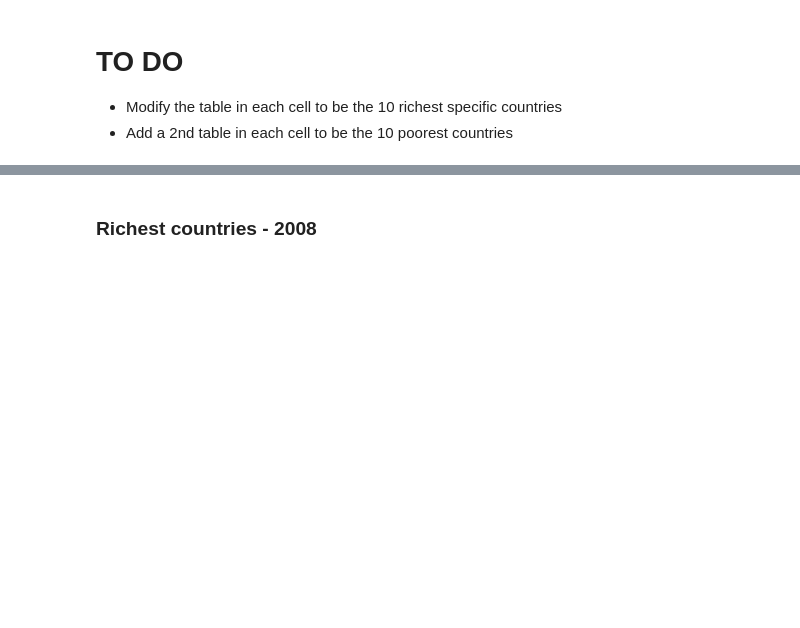
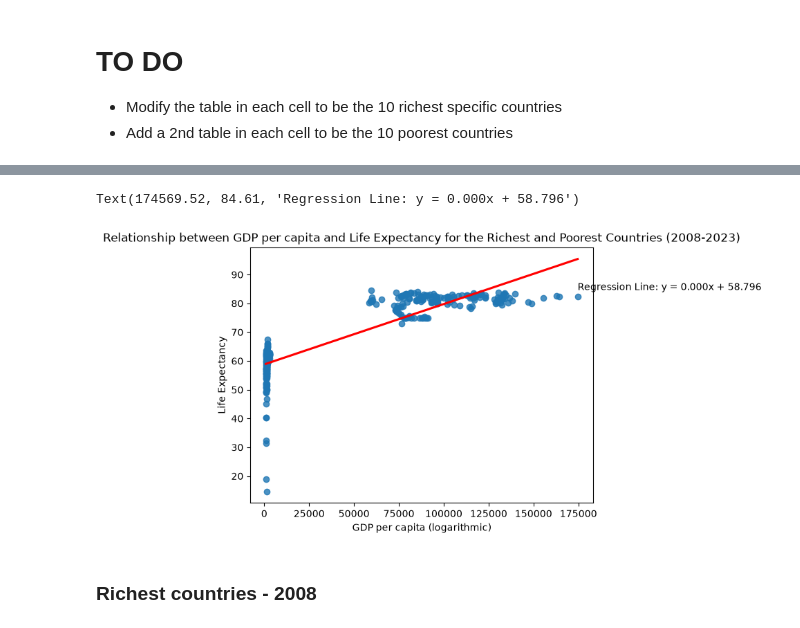
Before and after one commit to KabirS123/MGP, a Jupyter notebook: dataAnalysis.ipynb, the cells around one changed output, grey strips where cells are left out. Cells and saved outputs as stored; diff of their text form; code cells hidden in the pictures; blank space fills up the shorter version.

```diff
--- a/dataAnalysis.ipynb
+++ b/dataAnalysis.ipynb
@@ -43,6 +44,22 @@ display(aggregateStatisticalSummaries)
 |  | Mean | Standard Deviation | Minimum | Lower Quartile | Median | Upper Quartile | Maximum | ... |
 | Life expectancy (years) | 69.393489 | 12.582617 | 14.6655 | 59.764550 | 70.1353 | 81.499125 | 84.61 | ... |
 | GDP per capita (2021 internationa... | 50519.514064 | 52042.791244 | 919.1321 | 1490.492775 | 30746.6534 | 93063.616500 | 174569.52 | ... |
+# %%
+#Regression Chart showing the relationship between GDP per capita (logarithmic) and Life Expectancy for the richest and poorest countries from 2008 to 2023
+
+regressionData = aggregateStatisticalSummaries["Mean"]
+sns.regplot(x=aggregateData["GDP per capita (2021 international-$)"], y=aggregateData["Life expectancy (years)"], ci=None, line_kws={"color": "red"})
+
+plt.xlabel("GDP per capita (logarithmic)")
+plt.ylabel("Life Expectancy")
+
+plt.title("Relationship between GDP per capita and Life Expectancy for the Richest and Poorest Countries (2008-2023)")
+
+regression = lr(aggregateData["GDP per capita (2021 international-$)"], aggregateData["Life expectancy (years)"])
+plt.text(s="Regression Line: y = {:.3f}x + {:.3f}".format(regression[0], regression[1]), x=aggregateData["GDP per capita (2021 international-$)"].max(), y=aggregateData["Life expectancy (years)"].max())
+# %% [output]
+Text(174569.52, 84.61, 'Regression Line: y = 0.000x + 58.796')
+[figure, added]
 # %%
 # Select 2008 observations for the countries listed in richest
 richData2008 = data[(data["Entity"].isin(richest)) & (data["Year"] == 2008)]
```
Also changed, not shown: parts of 2 cells of this notebook.
